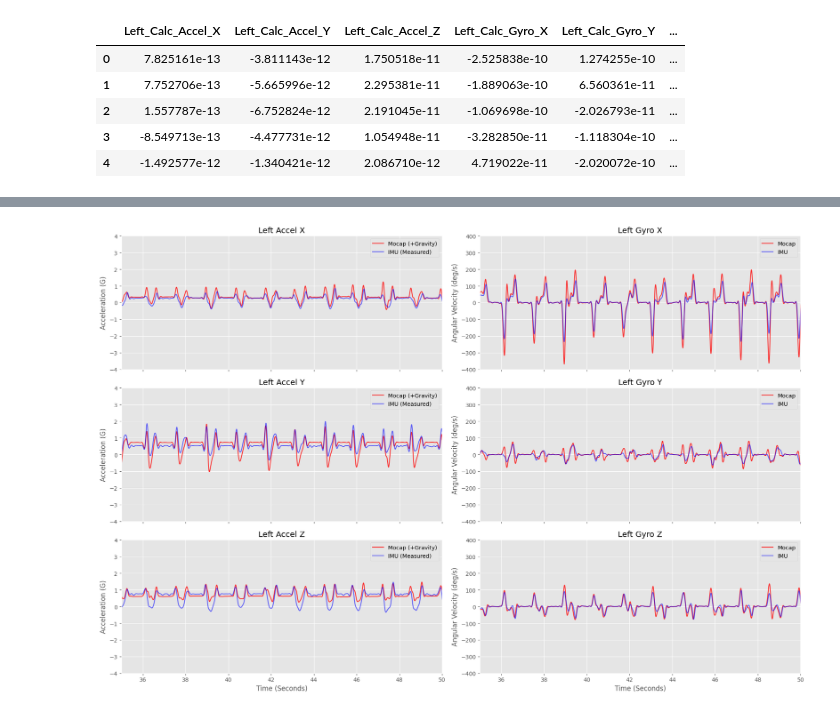
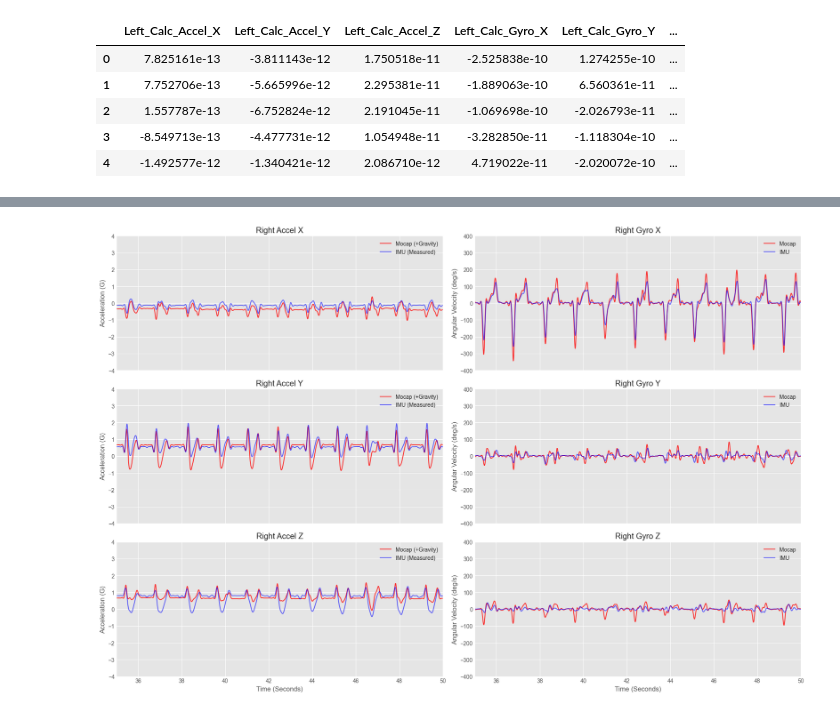
Before and after one commit to HideyukiNagashio/my-research-project, a Jupyter notebook: Comparetive_Evaluation.ipynb, the cells around one changed output, grey strips where cells are left out. Saved outputs shown, nothing was run; the diff lists cells and outputs as text; code cells hidden in the pictures.

```diff
--- a/Comparetive_Evaluation.ipynb
+++ b/Comparetive_Evaluation.ipynb
@@ -690,8 +690,8 @@ MOTION_SIGNS  = [-1, -1, 1]
 GRAVITY_MIX_SIGNS = [-1, 1, -1]
 
 # --- グラフ表示設定 ---
-MANUAL_OFFSET_SEC = 16.55  # IMUデータの時間シフト量 (秒)
-PLOT_SIDE = 'Left'         # 表示する足 ('Left' or 'Right')
+MANUAL_OFFSET_SEC = 16.5  # IMUデータの時間シフト量 (秒)
+PLOT_SIDE = 'Right'         # 表示する足 ('Left' or 'Right')
 PLOT_XLIM = [35, 50]       # 表示する時間範囲 (秒)
 PLOT_YLIM_ACC = [-4, 4]    # 加速度のY軸範囲
 PLOT_YLIM_GYR = [-400, 400] # 角速度のY軸範囲
@@ -778,34 +778,34 @@ for i, axis in enumerate(axes_list):
     ax_acc.plot(time_imu, df_interpolated_smooth[col_acc_imu], label='IMU (Measured)', color='blue', alpha=0.6, linewidth=1.5)
 
     ax_acc.set_title(f'{PLOT_SIDE} Accel {axis}')
     ax_acc.set_ylabel('Acceleration (G)')
     ax_acc.set_ylim(PLOT_YLIM_ACC)
     ax_acc.grid(True)
     ax_acc.legend(loc='upper right')
 
     # --- Right Column: Gyro ---
     col_gyro_mocap = f'{PLOT_SIDE}_Mocap_Mapped_Gyro_{axis}'
     col_gyro_imu   = f'{PLOT_SIDE}_Gyro_{axis}'
 
     ax_gyr = axes[i, 1]
     ax_gyr.plot(time_mocap, df_final[col_gyro_mocap], label='Mocap', color='red', alpha=0.8, linewidth=1.5)
     ax_gyr.plot(time_imu, df_interpolated_smooth[col_gyro_imu], label='IMU', color='blue', alpha=0.6, linewidth=1.5)
 
     ax_gyr.set_title(f'{PLOT_SIDE} Gyro {axis}')
     ax_gyr.set_ylabel('Angular Velocity (deg/s)')
     ax_gyr.set_ylim(PLOT_YLIM_GYR)
     ax_gyr.grid(True)
     ax_gyr.legend(loc='upper right')
 
 # X軸の範囲設定 (sharexなので最後に一括適用)
 axes[2, 0].set_xlim(PLOT_XLIM)
 axes[2, 0].set_xlabel('Time (Seconds)')
 axes[2, 1].set_xlabel('Time (Seconds)')
 
 plt.tight_layout()
 plt.show()
 # %% [output]
-[figure, old version]
+[figure, new version]
 # %%
 import numpy as np
 import pandas as pd
```
Also changed, not shown: parts of 7 cells of this notebook, 2 other files.
